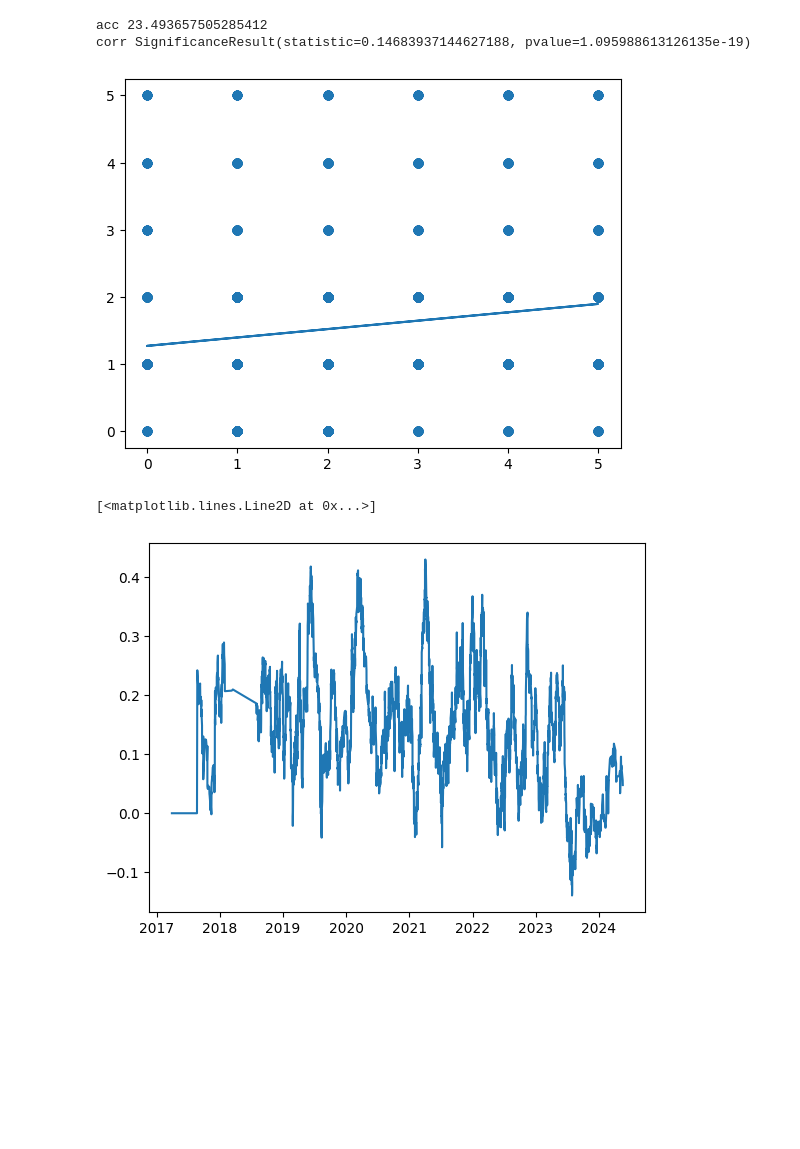
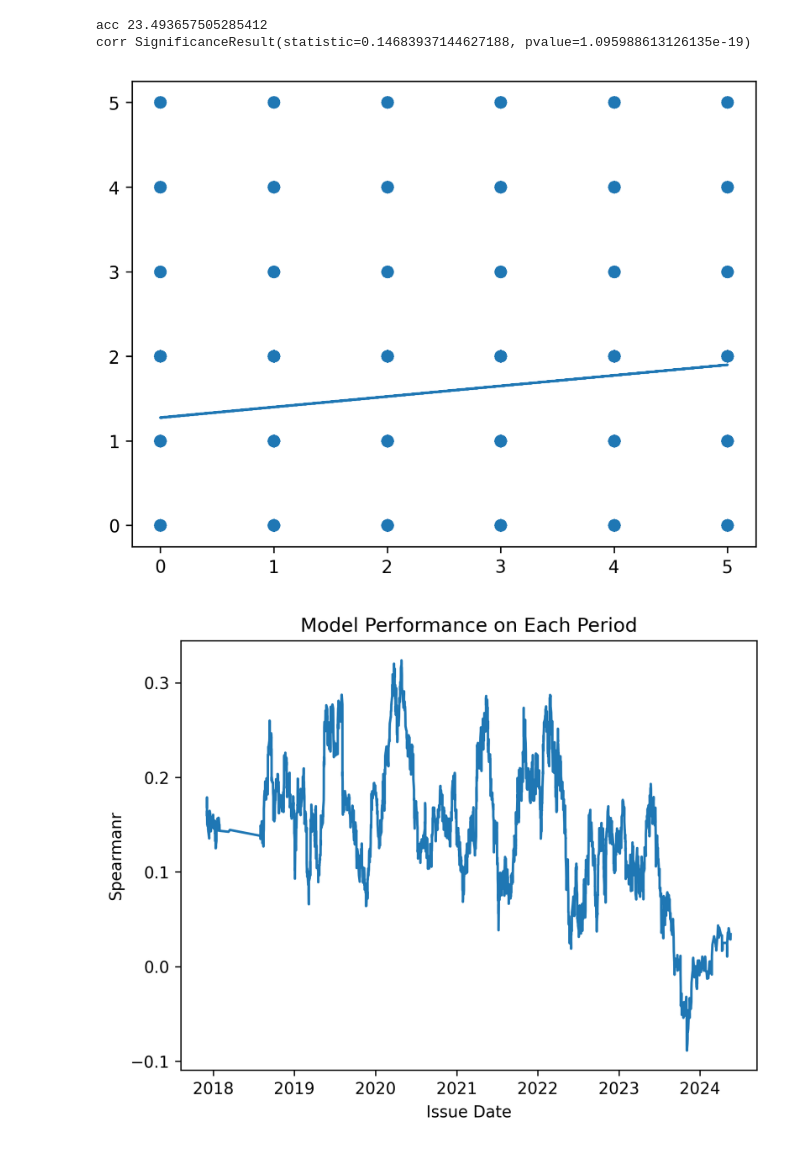
Before and after one commit to gmlwns2000/ai-fact-check-accuracy, a Jupyter notebook: analysis_snu_fact.ipynb, the cells around one changed output. Cells and saved outputs as stored; diff of their text form; code cells hidden in the pictures; blank space fills up the shorter version.

```diff
--- a/analysis_snu_fact.ipynb
+++ b/analysis_snu_fact.ipynb
@@ -3,5 +3,9 @@ import json
 import matplotlib.pyplot as plt
 import preprocess_snu_fact
 import numpy as np
+
+from matplotlib import pyplot
+pyplot.rcParams['figure.dpi'] = 300
+pyplot.rcParams['savefig.dpi'] = 300
 # %%
 df = preprocess_snu_fact.load_df_est()
@@ -129,19 +153,22 @@ print('corr', spearmanr(xs, ys))
 # %% [output]
 acc 23.493657505285412
 corr SignificanceResult(statistic=0.14683937144627188, pvalue=1.095988613126135e-19)
-[figure, old version]
+[figure, new version]
 # %%
 ys_est = df['estimation_first'].to_numpy()
 ys_truth = df['score'].to_numpy()
 
-wnd = 100
+wnd = 200
 corrs = [0] * wnd
 for i in range(wnd, len(ys_est)):
     ys_est_wnd = ys_est[i-wnd:i]
     ys_truth_wnd = ys_truth[i-wnd:i]
     corrs.append(spearmanr(ys_est_wnd, ys_truth_wnd)[0])
 
-plt.plot(df['issue_date'], corrs)
+plt.title('Model Performance on Each Period')
+plt.plot(df['issue_date'][wnd:], corrs[wnd:])
+plt.ylabel('Spearmanr')
+plt.xlabel('Issue Date')
+plt.show()
 # %% [output]
-[<matplotlib.lines.Line2D at 0x...>]
-[figure, old version]
+[figure, new version]
```
Also changed, not shown: parts of 10 cells of this notebook.
